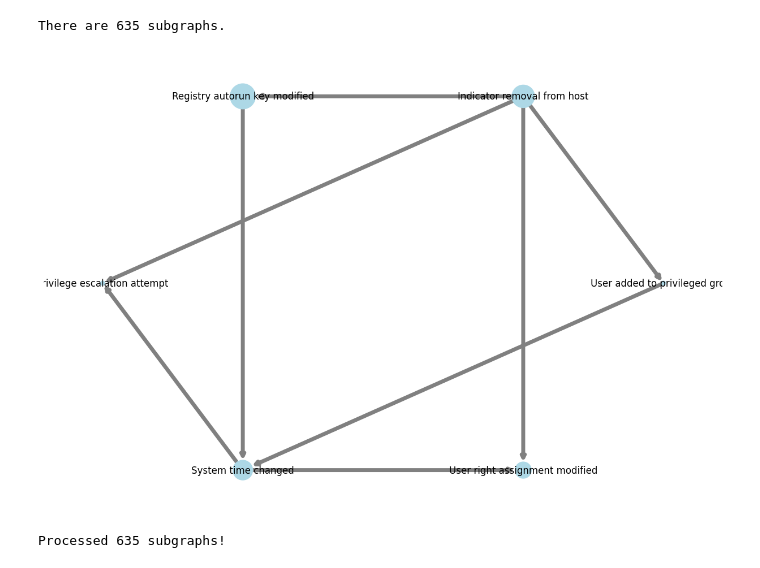
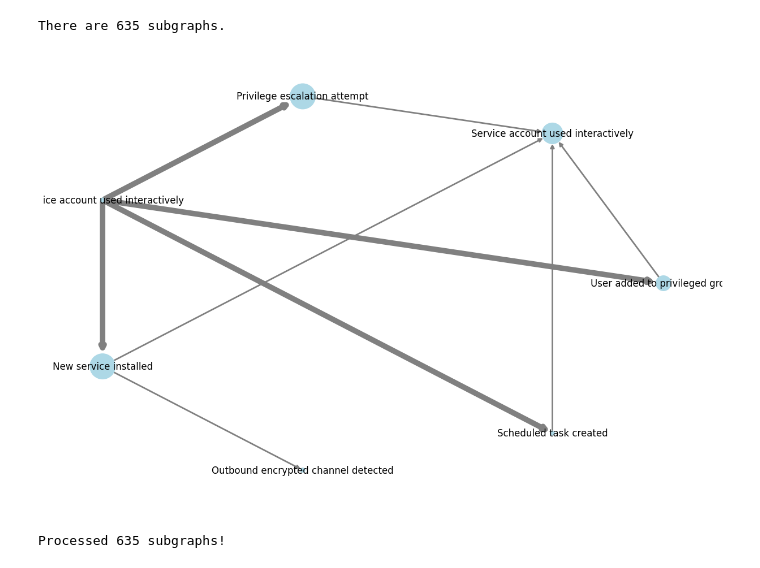
Before and after one commit to tonamatos/InsiderThreat, a Jupyter notebook: main.ipynb, the cells around one changed output. Saved outputs shown, nothing was run; the diff lists cells and outputs as text; code cells hidden in the pictures.

```diff
--- a/main.ipynb
+++ b/main.ipynb
@@ -17,17 +16,17 @@ H = load_graph("cached_graphs/attack_correlation_graph.pkl")
 # %%
 # Extract components
 components = list(nx.connected_components(H.to_undirected()))
 components.sort(key=len, reverse=True)
 print("There are", len(components), "subgraphs.")
 
 # Take the some component and create a subgraph
-subgraph = H.subgraph(components[5])
+subgraph = H.subgraph(components[2])
 
 #plot_graph(subgraph, node_label="type")
 plot_graph(subgraph)
 # %% [output]
 There are 635 subgraphs.
-[figure, old version]
+[figure, new version]
 # %%
 # Create list of all subgraphs and feed into pipeline
 
```
Also changed, not shown: parts of 1 cell of this notebook, 1 other file.
